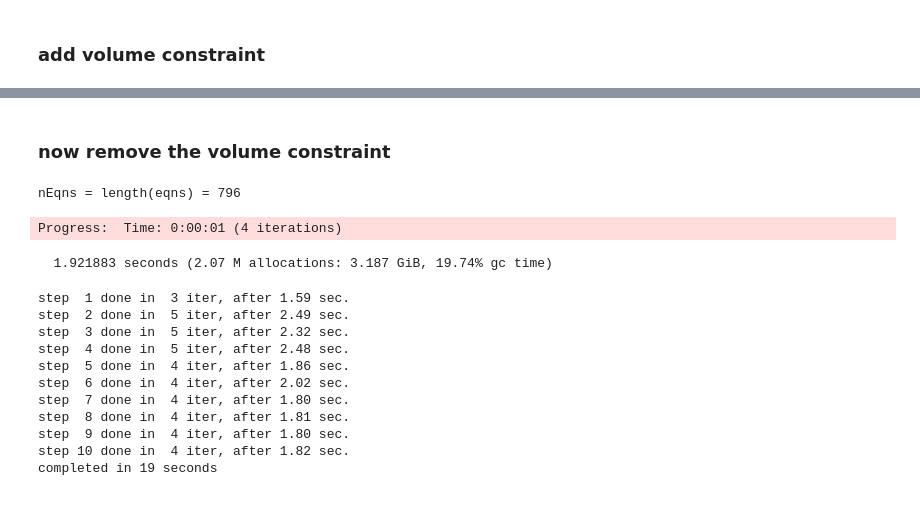
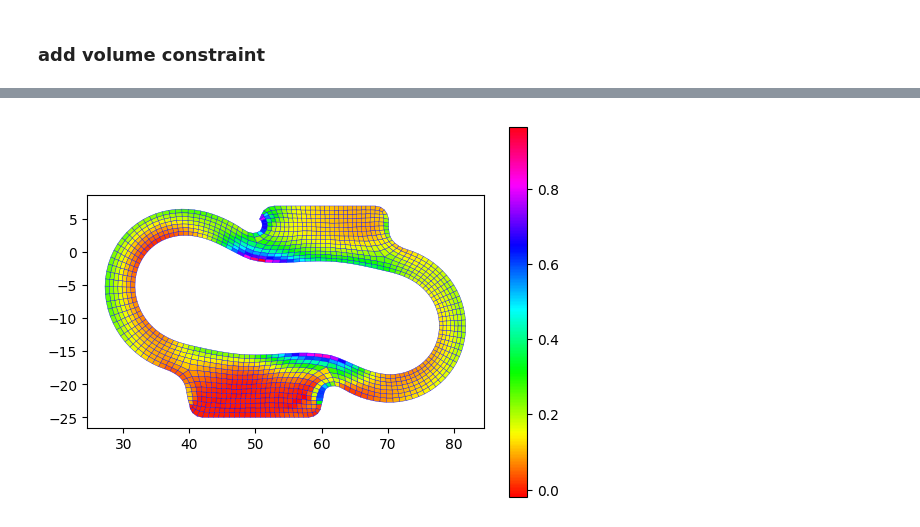
Before and after one commit to avigliotti/AD4SM.jl, a Jupyter notebook: examples/example_AxSymDomain.ipynb, the cells around one changed output, grey strips where cells are left out. Cells and saved outputs as stored; diff of their text form; code cells hidden in the pictures.

```diff
--- a/examples/example_AxSymDomain.ipynb
+++ b/examples/example_AxSymDomain.ipynb
@@ -41,7 +46,11 @@ get_vol(p0) = π/2*sum(
 #
 function get_I1(elems, u0)
     F   = Elements.getinfo(elems,u0,info=:F)
-    [ Materials.getInvariants(transpose(F)*F)[1]-3 for F in F]
+    [ Materials.getInvariants(transpose(F)*F)[1] for F in F]
+end
+function get_I3(elems, u0)
+    F   = Elements.getinfo(elems,u0,info=:F)
+    [ Materials.getInvariants(transpose(F)*F)[3] for F in F]
 end
 patch = pyimport("matplotlib.patches")
 coll  = pyimport("matplotlib.collections")
@@ -242,11 +337,0 @@ completed in 29 seconds
-# %% [markdown]
-### now remove the volume constraint
-# %%
-eqns = [Elements.ConstEq(x->elem.V*(Elements.getJ(Elements.getF(elem, x))-1),
-                               idxu[:,elem.nodes][:], adiff.D2)
-        for elem in elems]
-
-@show nEqns = length(eqns)
-;
-# %% [output]
-nEqns = length(eqns) = 796
@@ -263,29 +338,10 @@ bifree[idxu[2,id_top]] .= false
-# %%
-@time Elements.solvestep!(elems,
-        u0, bifree, λ=λ, bprogress=true, becho=false, maxiter = 21, dTol=dTol, eqns=eqns)
-;
-# %% [output]
-Progress:  Time: 0:00:01 (4 iterations)
-  1.921883 seconds (2.07 M allocations: 3.187 GiB, 19.74% gc time)
-# %%
-u            = copy(u0)
-u[:,id_btm] .= 0
-u[2,id_top] .= -Δu
-
-allus_e = Elements.solve(elems, u, ifree=bifree, λ=λ, eqns=eqns, LF=LF,
-                     becho=true, bechoi=false, ballus=ballus, bprogress=false,
-                     dTol=dTol, maxiter=21)
-;
-# %% [output]
-step  1 done in  3 iter, after 1.59 sec.
-step  2 done in  5 iter, after 2.49 sec.
-step  3 done in  5 iter, after 2.32 sec.
-step  4 done in  5 iter, after 2.48 sec.
-step  5 done in  4 iter, after 1.86 sec.
-step  6 done in  4 iter, after 2.02 sec.
-step  7 done in  4 iter, after 1.80 sec.
-step  8 done in  4 iter, after 1.81 sec.
-step  9 done in  4 iter, after 1.80 sec.
-step 10 done in  4 iter, after 1.82 sec.
-completed in 19 seconds
+# %%
+cfig = PyPlot.figure()
+
+ax1  = cfig.add_subplot(1,1,1)
+plot_model(elems, nodes, cfig=cfig, ax=ax1,
+  u=allus_d[end][1], Φ=get_I1(elems, allus_d[end][1]).-3)
+;
+# %% [output]
+[figure, added]
 # %% [markdown]
```
Also changed, not shown: parts of 20 cells of this notebook, 2 other files.
